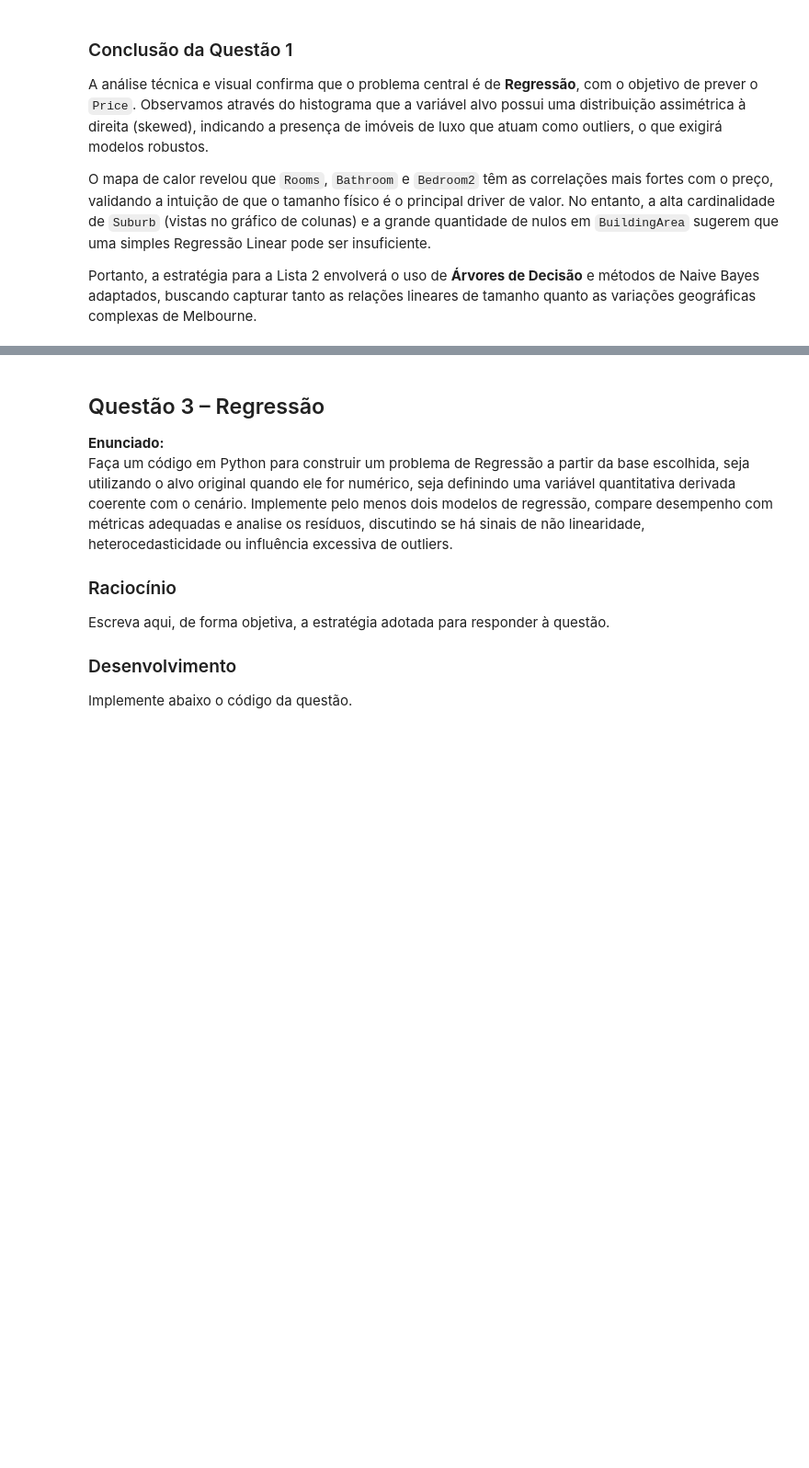
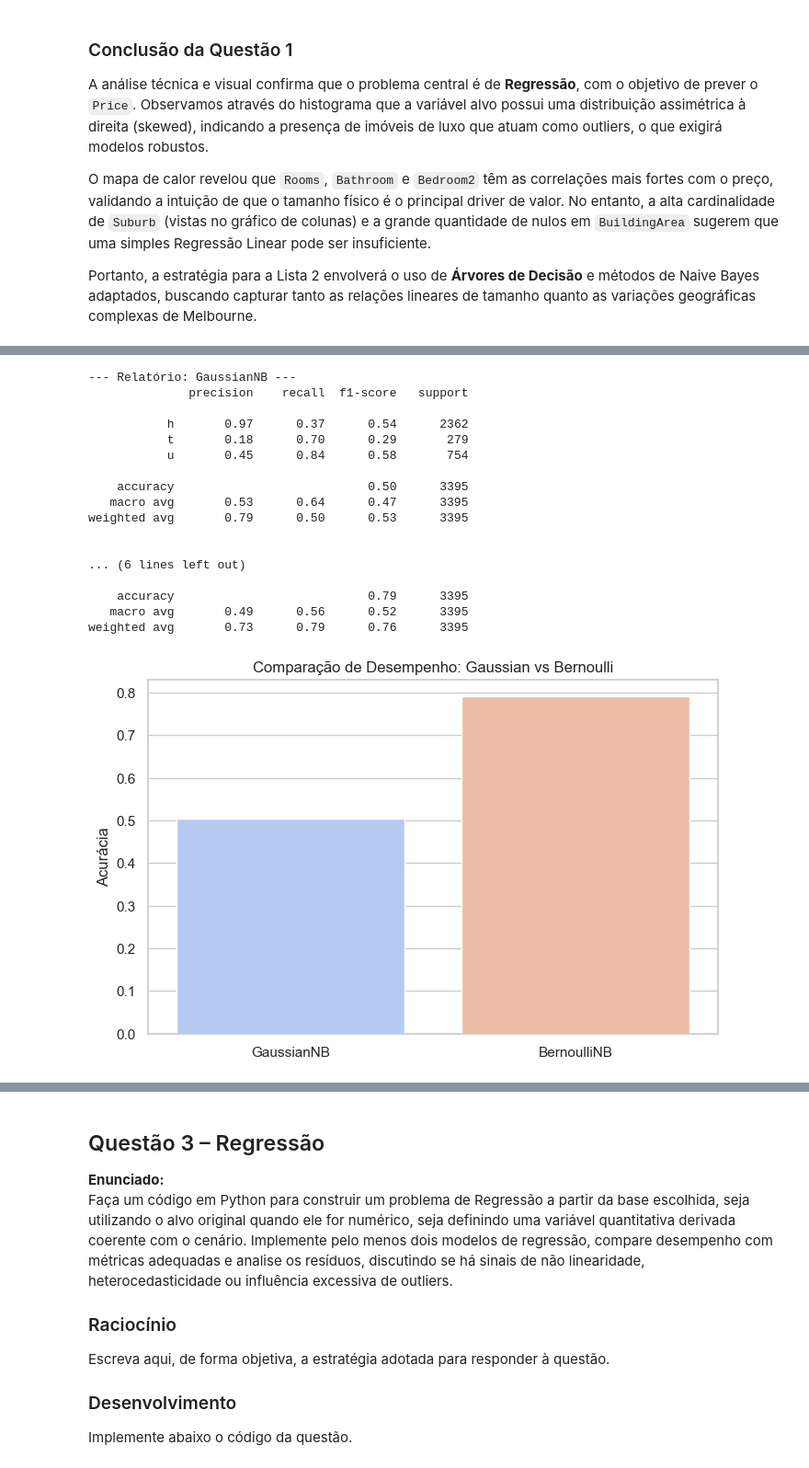
Before and after one commit to Kcodesufal/data-science-2026, a Jupyter notebook: lista 2/Lista_2_Kauê_respondida.ipynb, the cells around one changed output, grey strips where cells are left out. Shown at 92% size. Saved outputs shown, nothing was run; the diff lists cells and outputs as text; code cells hidden in the pictures; blank space fills up the shorter version.

```diff
--- a/lista 2/Lista_2_Kauê_respondida.ipynb
+++ b/lista 2/Lista_2_Kauê_respondida.ipynb
@@ -178,4 +192,64 @@ Implemente abaixo o código da questão.
 # %%
-# Código da Questão 2
+# Preparação dos dados para Classificação
+features = ['Rooms', 'Distance', 'Bathroom', 'Car', 'Landsize', 'BuildingArea', 'YearBuilt']
+target = 'Type'
+
+X = df[features]
+y = df[target]
+
+# Divisão Treino/Teste
+X_train, X_test, y_train, y_test = train_test_split(X, y, test_size=0.25, random_state=42, stratify=y)
+
+# Pipeline 1: Gaussian Naive Bayes
+pipeline_gaussian = Pipeline([
+    ('imputer', SimpleImputer(strategy='median')),
+    ('scaler', StandardScaler()),
+    ('model', GaussianNB())
+])
+
+# Pipeline 2: Bernoulli Naive Bayes (com binarização interna via threshold 0 após escalonamento)
+pipeline_bernoulli = Pipeline([
+    ('imputer', SimpleImputer(strategy='median')),
+    ('scaler', StandardScaler()),
+    ('model', BernoulliNB(binarize=0.0))
+])
+
+# Treinamento e Avaliação
+pipelines = [('GaussianNB', pipeline_gaussian), ('BernoulliNB', pipeline_bernoulli)]
+resultados = {}
+
+for nome, pipe in pipelines:
+    pipe.fit(X_train, y_train)
+    y_pred = pipe.predict(X_test)
+    resultados[nome] = classification_report(y_test, y_pred, output_dict=True)
+    print(f"\n--- Relatório: {nome} ---")
+    print(classification_report(y_test, y_pred))
+
+# Visualização comparativa simples de Acurácia
+accuracy_vals = [resultados['GaussianNB']['accuracy'], resultados['BernoulliNB']['accuracy']]
+plt.figure(figsize=(8, 5))
+sns.barplot(x=['GaussianNB', 'BernoulliNB'], y=accuracy_vals, palette='coolwarm')
+plt.title('Comparação de Desempenho: Gaussian vs Bernoulli')
+plt.ylabel('Acurácia')
+plt.show()
+# %% [output]
+--- Relatório: GaussianNB ---
+              precision    recall  f1-score   support
+
+           h       0.97      0.37      0.54      2362
+           t       0.18      0.70      0.29       279
+           u       0.45      0.84      0.58       754
+
+    accuracy                           0.50      3395
+   macro avg       0.53      0.64      0.47      3395
+weighted avg       0.79      0.50      0.53      3395
+
+
+... (6 lines left out)
+
+    accuracy                           0.79      3395
+   macro avg       0.49      0.56      0.52      3395
+weighted avg       0.73      0.79      0.76      3395
+[figure, added]
 # %% [markdown]
 ### Conclusão da Questão 2
```
Also changed, not shown: parts of 2 cells of this notebook.
